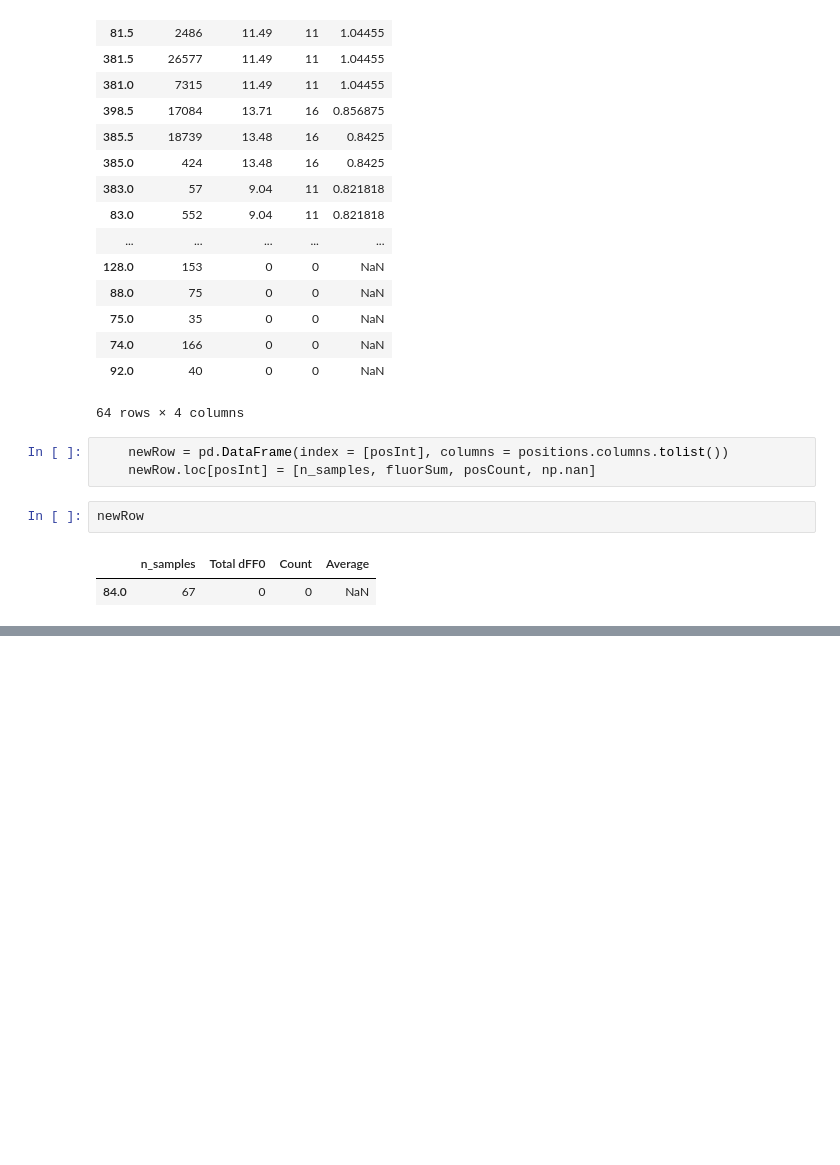
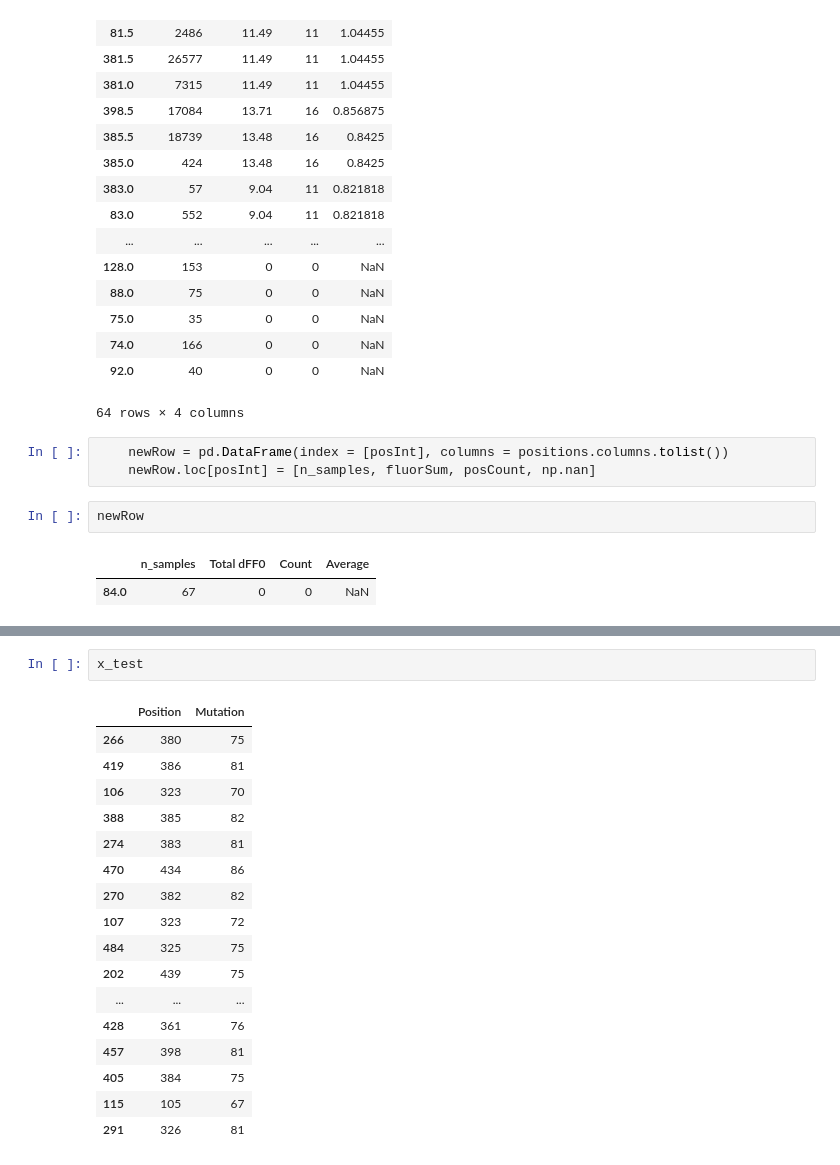
Before and after one commit to nguyenvanessa/GCaMP, a Jupyter notebook: GCaMP6 Preprocessing.ipynb, the cells around one changed output, grey strips where cells are left out. Drawn from its saved outputs; the diff is of its cells as text; blank space fills up the shorter version.

```diff
--- a/GCaMP6 Preprocessing.ipynb
+++ b/GCaMP6 Preprocessing.ipynb
@@ -223,0 +286,20 @@ newRow
+# %%
+x_test
+# %% [output]
+|  | Position | Mutation |
+| 266 | 380 | 75 |
+| 419 | 386 | 81 |
+| 106 | 323 | 70 |
+| 388 | 385 | 82 |
+| 274 | 383 | 81 |
+| 470 | 434 | 86 |
+| 270 | 382 | 82 |
+| 107 | 323 | 72 |
+| 484 | 325 | 75 |
+| 202 | 439 | 75 |
+| ... | ... | ... |
+| 428 | 361 | 76 |
+| 457 | 398 | 81 |
+| 405 | 384 | 75 |
+| 115 | 105 | 67 |
+| 291 | 326 | 81 |
```
Also changed, not shown: parts of 7 cells of this notebook, 8 other files.
